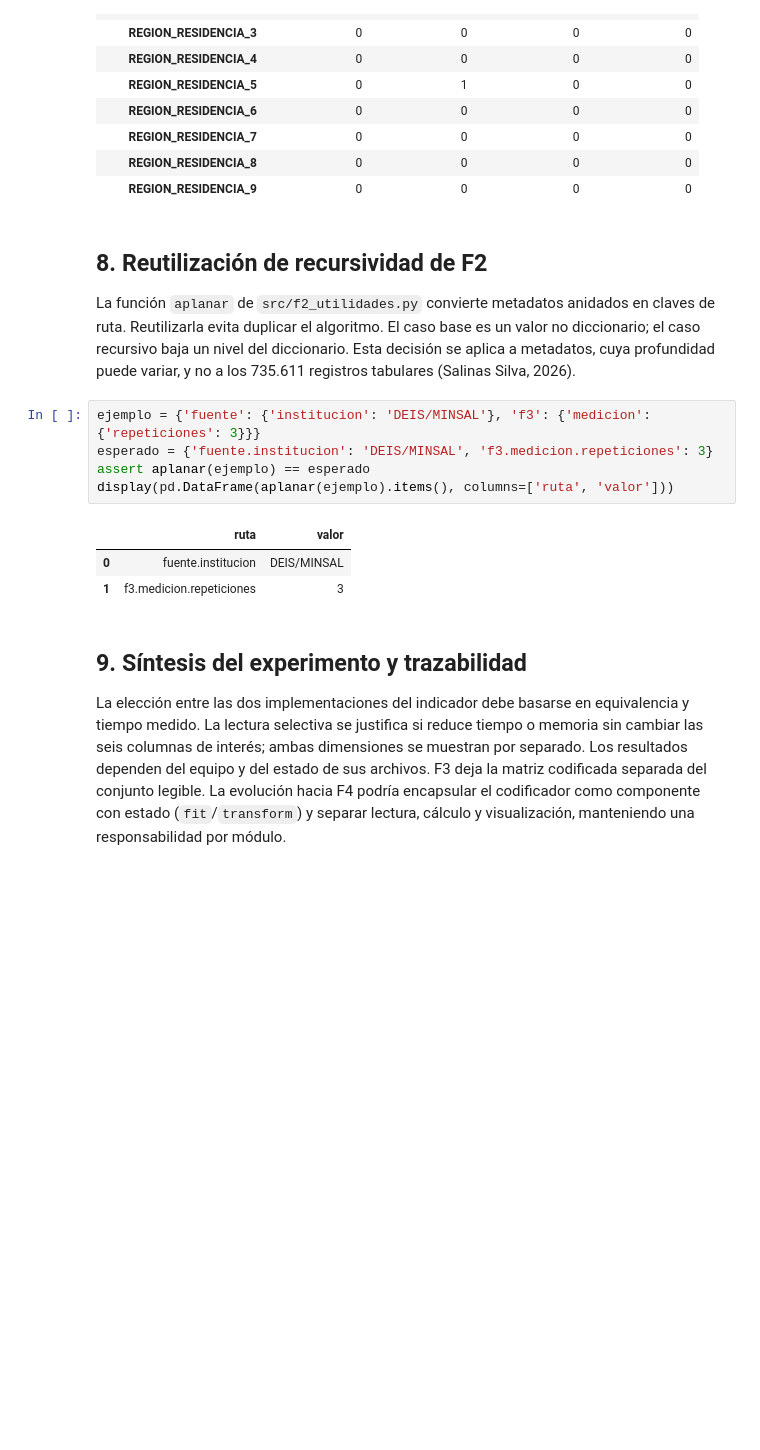
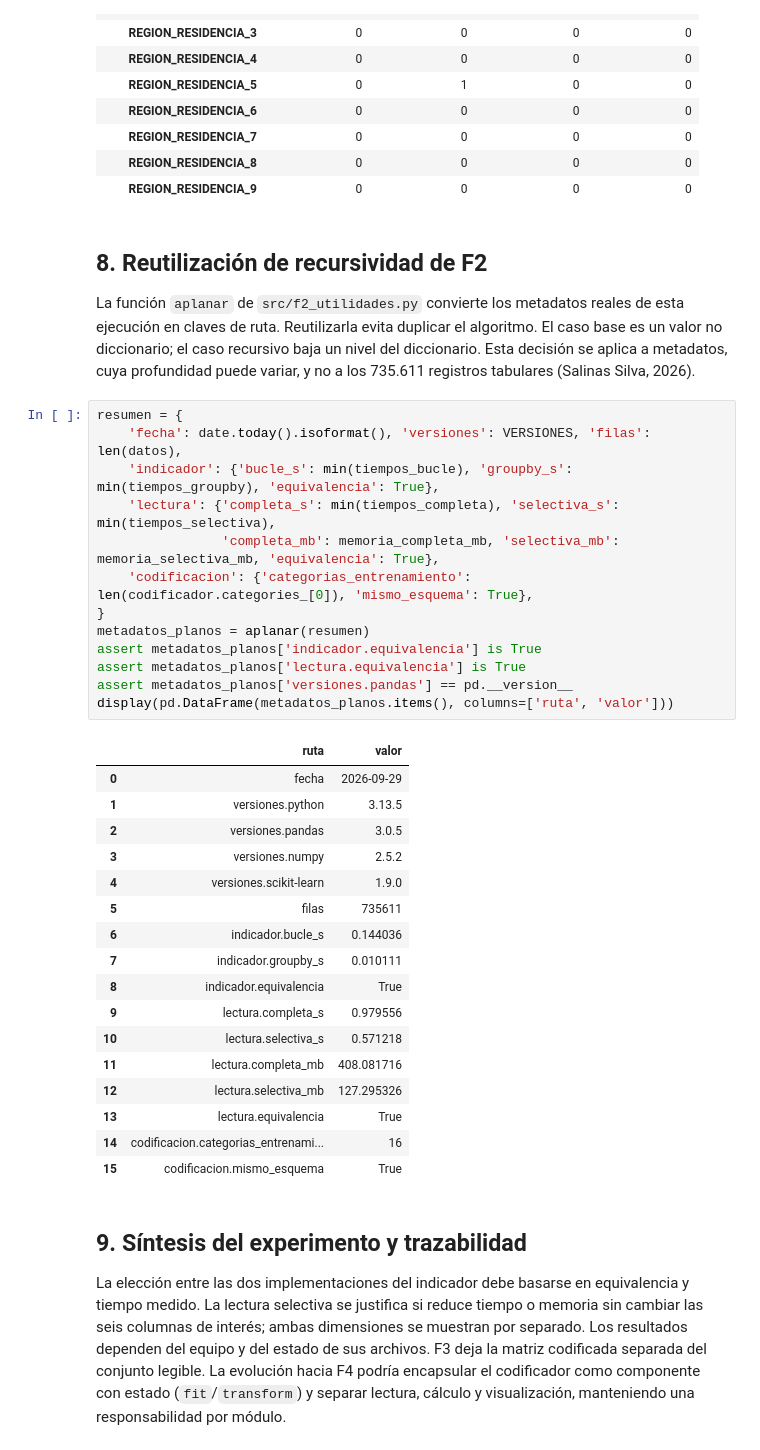
Before and after one commit to jorgealtamiranonavarrete-art/proyecto-grupo2, a Jupyter notebook: F3/F3_Avance_Semana2.ipynb, the cells around one changed output. Saved outputs shown, nothing was run; the diff lists cells and outputs as text; blank space fills up the shorter version.

```diff
--- a/F3/F3_Avance_Semana2.ipynb
+++ b/F3/F3_Avance_Semana2.ipynb
@@ -245,16 +283,38 @@ Filas originales del CSV preparado: [20448, 248638, 199523, 418577]
 # %% [markdown]
 ## 8. Reutilización de recursividad de F2
 
-La función `aplanar` de `src/f2_utilidades.py` convierte metadatos anidados en claves de ruta. Reutilizarla evita duplicar el algoritmo. El caso base es un valor no diccionario; el caso recursivo baja un nivel del diccionario. Esta decisión se aplica a metadatos, cuya profundidad puede variar, y no a los 735.611 registros tabulares (Salinas Silva, 2026).
+La función `aplanar` de `src/f2_utilidades.py` convierte los metadatos reales de esta ejecución en claves de ruta. Reutilizarla evita duplicar el algoritmo. El caso base es un valor no diccionario; el caso recursivo baja un nivel del diccionario. Esta decisión se aplica a metadatos, cuya profundidad puede variar, y no a los 735.611 registros tabulares (Salinas Silva, 2026).
 # %%
-ejemplo = {'fuente': {'institucion': 'DEIS/MINSAL'}, 'f3': {'medicion': {'repeticiones': 3}}}
-esperado = {'fuente.institucion': 'DEIS/MINSAL', 'f3.medicion.repeticiones': 3}
-assert aplanar(ejemplo) == esperado
-display(pd.DataFrame(aplanar(ejemplo).items(), columns=['ruta', 'valor']))
+resumen = {
+    'fecha': date.today().isoformat(), 'versiones': VERSIONES, 'filas': len(datos),
+    'indicador': {'bucle_s': min(tiempos_bucle), 'groupby_s': min(tiempos_groupby), 'equivalencia': True},
+    'lectura': {'completa_s': min(tiempos_completa), 'selectiva_s': min(tiempos_selectiva),
+                'completa_mb': memoria_completa_mb, 'selectiva_mb': memoria_selectiva_mb, 'equivalencia': True},
+    'codificacion': {'categorias_entrenamiento': len(codificador.categories_[0]), 'mismo_esquema': True},
+}
+metadatos_planos = aplanar(resumen)
+assert metadatos_planos['indicador.equivalencia'] is True
+assert metadatos_planos['lectura.equivalencia'] is True
+assert metadatos_planos['versiones.pandas'] == pd.__version__
+display(pd.DataFrame(metadatos_planos.items(), columns=['ruta', 'valor']))
 # %% [output]
 |  | ruta | valor |
-| 0 | fuente.institucion | DEIS/MINSAL |
-| 1 | f3.medicion.repeticiones | 3 |
+| 0 | fecha | 2026-09-29 |
+| 1 | versiones.python | 3.13.5 |
+| 2 | versiones.pandas | 3.0.5 |
+| 3 | versiones.numpy | 2.5.2 |
+| 4 | versiones.scikit-learn | 1.9.0 |
+| 5 | filas | 735611 |
+| 6 | indicador.bucle_s | 0.144036 |
+| 7 | indicador.groupby_s | 0.010111 |
+| 8 | indicador.equivalencia | True |
+| 9 | lectura.completa_s | 0.979556 |
+| 10 | lectura.selectiva_s | 0.571218 |
+| 11 | lectura.completa_mb | 408.081716 |
+| 12 | lectura.selectiva_mb | 127.295326 |
+| 13 | lectura.equivalencia | True |
+| 14 | codificacion.categorias_entrenami... | 16 |
+| 15 | codificacion.mismo_esquema | True |
 # %% [markdown]
 ## 9. Síntesis del experimento y trazabilidad
 
```
Also changed, not shown: parts of 6 cells of this notebook, 15 other files.
